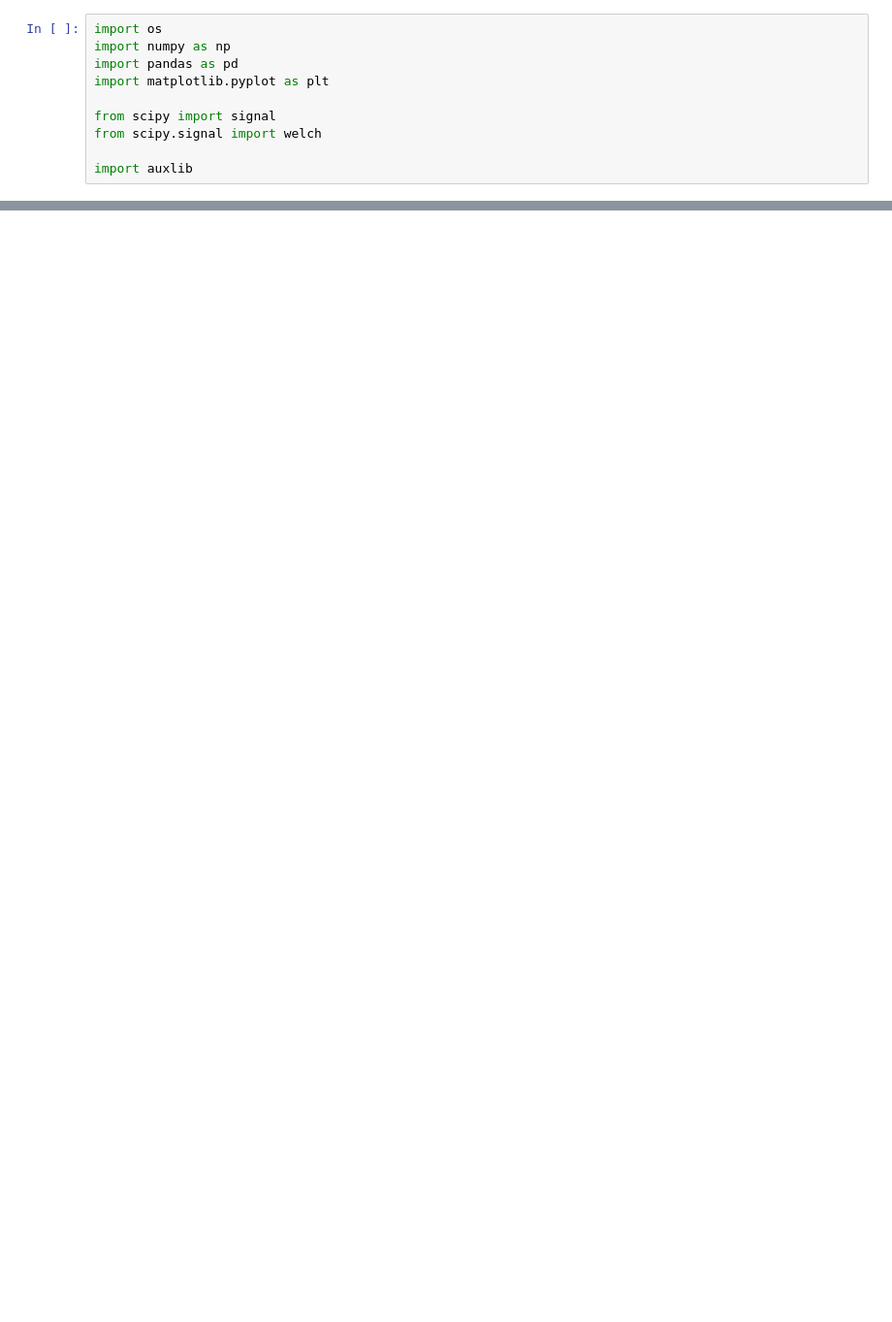
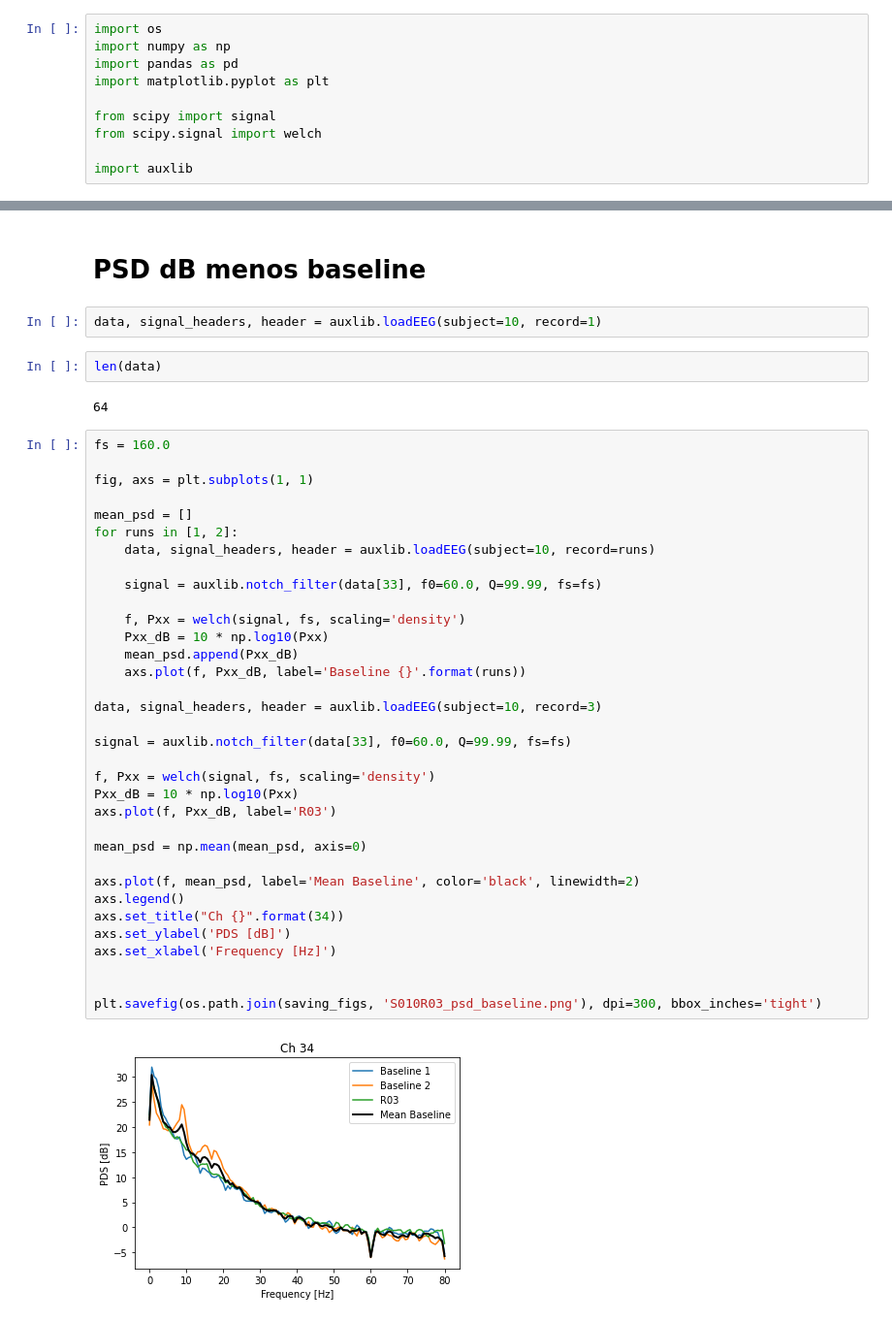
Before and after one commit to agmedinaz/eeg_analysis, a Jupyter notebook: psd_analysis.ipynb, the cells around one changed output, grey strips where cells are left out. Shown at 97% size. Cells and saved outputs as stored; diff of their text form; blank space fills up the shorter version.

```diff
--- a/psd_analysis.ipynb
+++ b/psd_analysis.ipynb
@@ -70,0 +119,44 @@ plt.show()
+# %% [markdown]
+# PSD dB menos baseline
+# %%
+data, signal_headers, header = auxlib.loadEEG(subject=10, record=1)
+# %%
+len(data)
+# %% [output]
+64
+# %%
+fs = 160.0
+
+fig, axs = plt.subplots(1, 1)
+
+mean_psd = []
+for runs in [1, 2]:
+	data, signal_headers, header = auxlib.loadEEG(subject=10, record=runs)
+
+	signal = auxlib.notch_filter(data[33], f0=60.0, Q=99.99, fs=fs)
+
+	f, Pxx = welch(signal, fs, scaling='density')
+	Pxx_dB = 10 * np.log10(Pxx)
+	mean_psd.append(Pxx_dB)
+	axs.plot(f, Pxx_dB, label='Baseline {}'.format(runs))
+
+data, signal_headers, header = auxlib.loadEEG(subject=10, record=3)
+
+signal = auxlib.notch_filter(data[33], f0=60.0, Q=99.99, fs=fs)
+
+f, Pxx = welch(signal, fs, scaling='density')
+Pxx_dB = 10 * np.log10(Pxx)
+axs.plot(f, Pxx_dB, label='R03')
+
+mean_psd = np.mean(mean_psd, axis=0)
+
+axs.plot(f, mean_psd, label='Mean Baseline', color='black', linewidth=2)
+axs.legend()
+axs.set_title("Ch {}".format(34))
+axs.set_ylabel('PDS [dB]')
+axs.set_xlabel('Frequency [Hz]')
+
+
+plt.savefig(os.path.join(saving_figs, 'S010R03_psd_baseline.png'), dpi=300, bbox_inches='tight')
+# %% [output]
+[figure, added]
```
Also changed, not shown: parts of 24 cells of this notebook, 28 other files.
